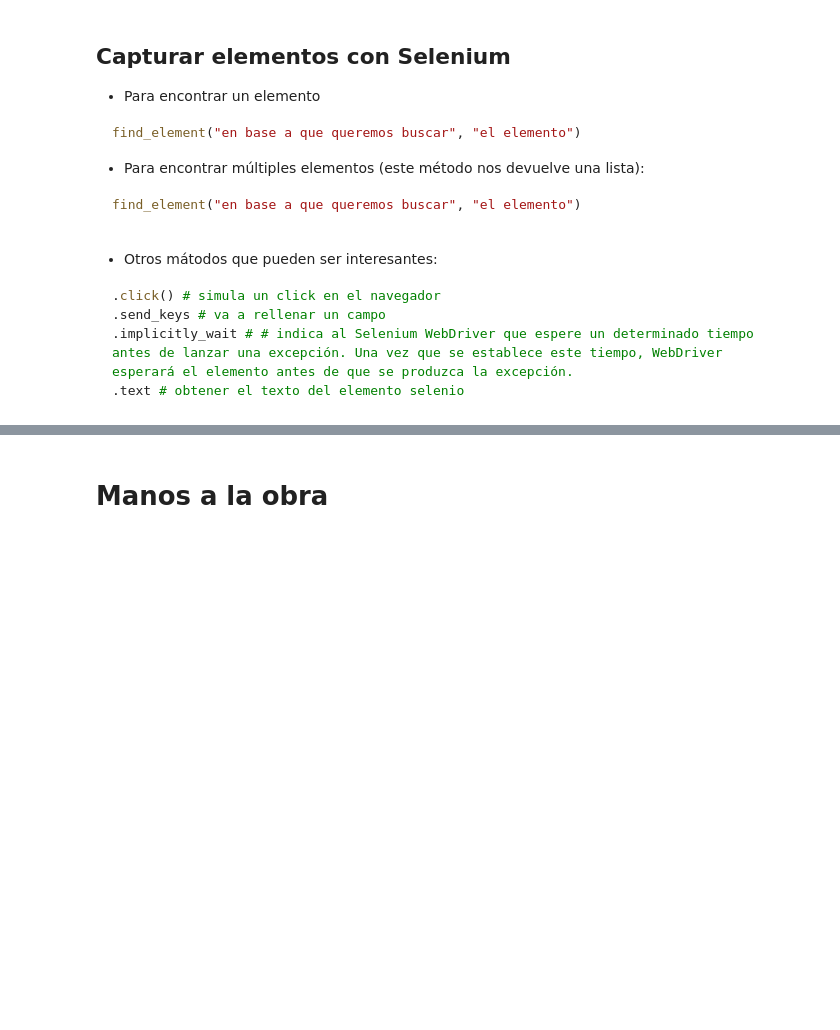
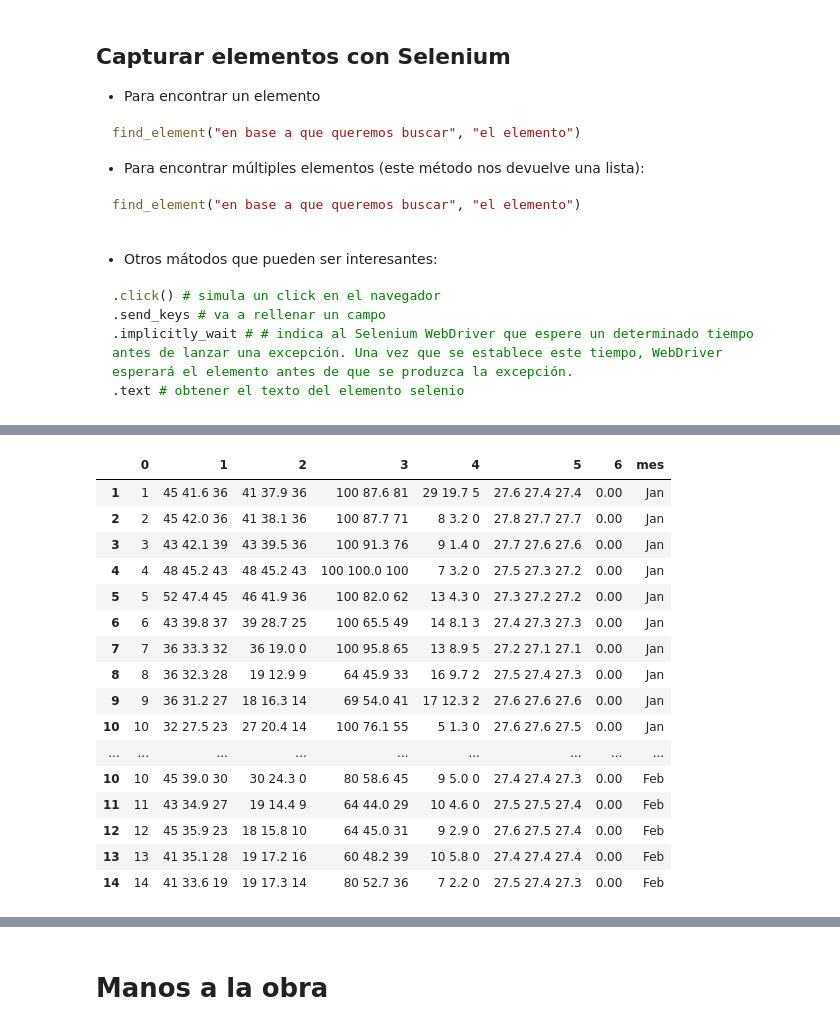
Before and after one commit to annassanchez/apuntes-clases, a Jupyter notebook: semana-8/8.3-Selenium_version_nueva - annassanchez.ipynb, the cells around one changed output, grey strips where cells are left out. Saved outputs shown, nothing was run; the diff lists cells and outputs as text; code cells hidden in the pictures; blank space fills up the shorter version.

```diff
--- a/semana-8/8.3-Selenium_version_nueva - annassanchez.ipynb
+++ b/semana-8/8.3-Selenium_version_nueva - annassanchez.ipynb
@@ -98,0 +251,21 @@ warnings.filterwarnings('ignore')
+# %%
+df_clima.drop([0], axis = 0, inplace=True)
+df_clima.head(45)
+# %% [output]
+|  | 0 | 1 | 2 | 3 | 4 | 5 | 6 | mes |
+| 1 | 1 | 45 41.6 36 | 41 37.9 36 | 100 87.6 81 | 29 19.7 5 | 27.6 27.4 27.4 | 0.00 | Jan |
+| 2 | 2 | 45 42.0 36 | 41 38.1 36 | 100 87.7 71 | 8 3.2 0 | 27.8 27.7 27.7 | 0.00 | Jan |
+| 3 | 3 | 43 42.1 39 | 43 39.5 36 | 100 91.3 76 | 9 1.4 0 | 27.7 27.6 27.6 | 0.00 | Jan |
+| 4 | 4 | 48 45.2 43 | 48 45.2 43 | 100 100.0 100 | 7 3.2 0 | 27.5 27.3 27.2 | 0.00 | Jan |
+| 5 | 5 | 52 47.4 45 | 46 41.9 36 | 100 82.0 62 | 13 4.3 0 | 27.3 27.2 27.2 | 0.00 | Jan |
+| 6 | 6 | 43 39.8 37 | 39 28.7 25 | 100 65.5 49 | 14 8.1 3 | 27.4 27.3 27.3 | 0.00 | Jan |
+| 7 | 7 | 36 33.3 32 | 36 19.0 0 | 100 95.8 65 | 13 8.9 5 | 27.2 27.1 27.1 | 0.00 | Jan |
+| 8 | 8 | 36 32.3 28 | 19 12.9 9 | 64 45.9 33 | 16 9.7 2 | 27.5 27.4 27.3 | 0.00 | Jan |
+| 9 | 9 | 36 31.2 27 | 18 16.3 14 | 69 54.0 41 | 17 12.3 2 | 27.6 27.6 27.6 | 0.00 | Jan |
+| 10 | 10 | 32 27.5 23 | 27 20.4 14 | 100 76.1 55 | 5 1.3 0 | 27.6 27.6 27.5 | 0.00 | Jan |
+| ... | ... | ... | ... | ... | ... | ... | ... | ... |
+| 10 | 10 | 45 39.0 30 | 30 24.3 0 | 80 58.6 45 | 9 5.0 0 | 27.4 27.4 27.3 | 0.00 | Feb |
+| 11 | 11 | 43 34.9 27 | 19 14.4 9 | 64 44.0 29 | 10 4.6 0 | 27.5 27.5 27.4 | 0.00 | Feb |
+| 12 | 12 | 45 35.9 23 | 18 15.8 10 | 64 45.0 31 | 9 2.9 0 | 27.6 27.5 27.4 | 0.00 | Feb |
+| 13 | 13 | 41 35.1 28 | 19 17.2 16 | 60 48.2 39 | 10 5.8 0 | 27.4 27.4 27.4 | 0.00 | Feb |
+| 14 | 14 | 41 33.6 19 | 19 17.3 14 | 80 52.7 36 | 7 2.2 0 | 27.5 27.4 27.3 | 0.00 | Feb |
```
Also changed, not shown: parts of 44 cells of this notebook.
